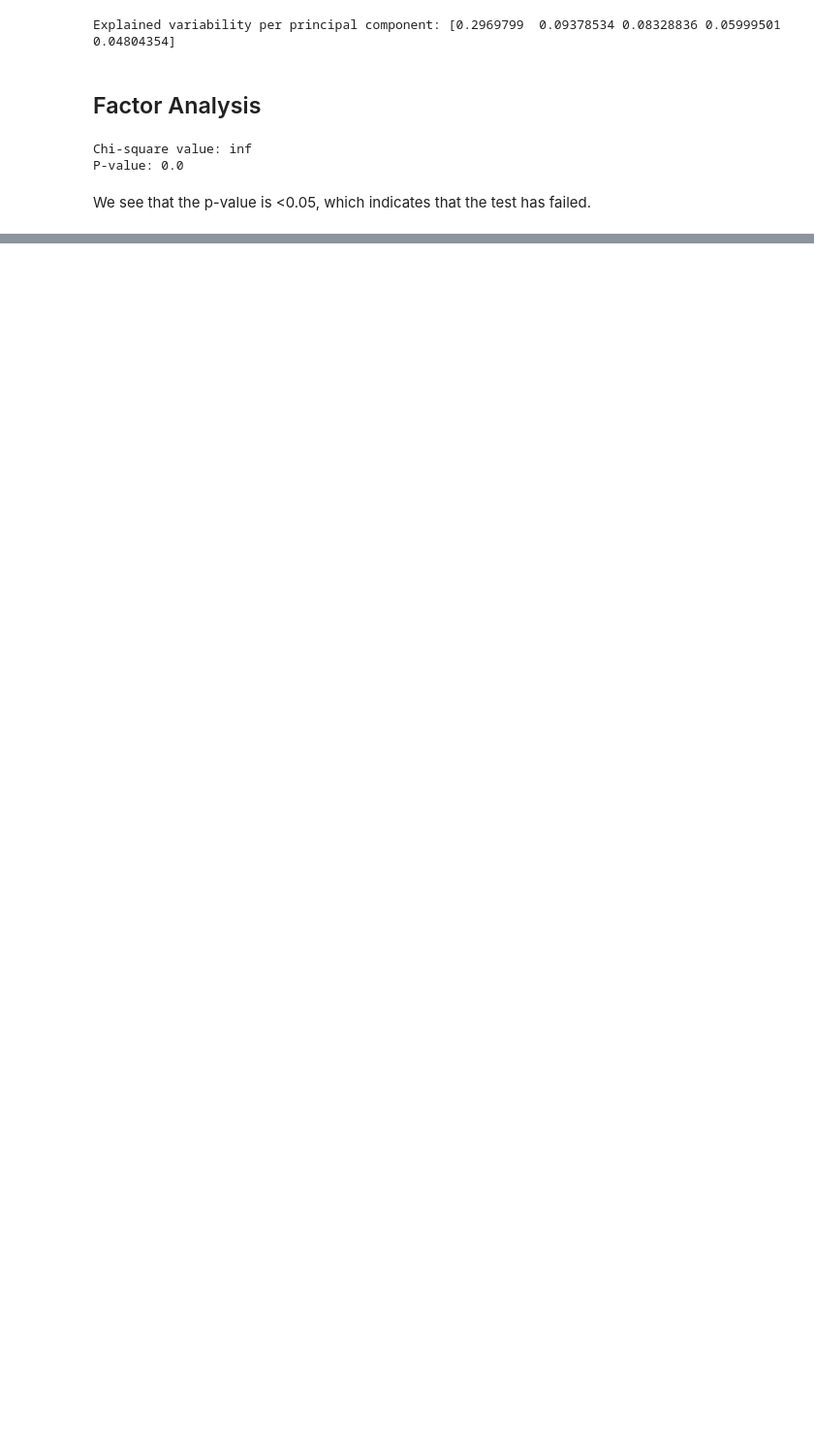
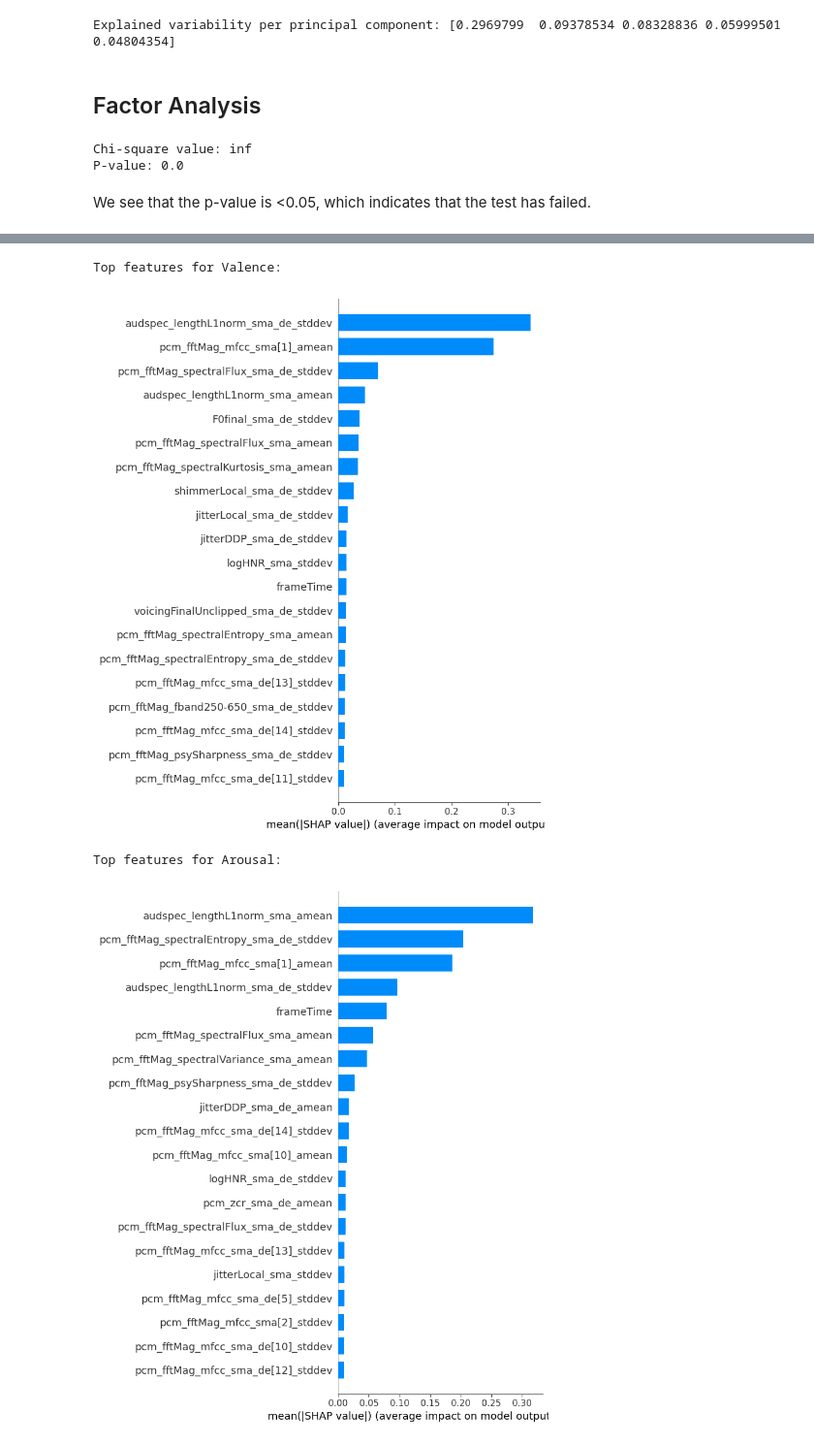
Before and after one commit to keimiii/moodsic, a Jupyter notebook: notebooks/deam_feature_analysis.ipynb, the cells around one changed output, grey strips where cells are left out. Shown: that part at 97% size. Cells and saved outputs as stored; diff of their text form; code cells hidden in the pictures; blank space fills up the shorter version.

```diff
--- a/notebooks/deam_feature_analysis.ipynb
+++ b/notebooks/deam_feature_analysis.ipynb
@@ -173,0 +256,8 @@ We see that the p-value is <0.05, which indicates that the test has failed.
+# %%
+X = df.drop(columns=score_columns)
+y_valence = df[" valence_mean"]
+y_arousal = df[" arousal_mean"]
+# %%
+X_train, X_test, y_train, y_test = train_test_split(X, y_valence, test_size=0.2, random_state=42)
+rf_valence = RandomForestRegressor(n_estimators=200, random_state=42)
+rf_valence.fit(X_train, y_train)
@@ -173,0 +266,4 @@ We see that the p-value is <0.05, which indicates that the test has failed.
+# %%
+X_train, X_test, y_train, y_test = train_test_split(X, y_arousal, test_size=0.2, random_state=42)
+rf_arousal = RandomForestRegressor(n_estimators=200, random_state=42)
+rf_arousal.fit(X_train, y_train)
@@ -173,0 +272,17 @@ We see that the p-value is <0.05, which indicates that the test has failed.
+# %%
+explainer_valence = shap.TreeExplainer(rf_valence)
+shap_values_valence = explainer_valence.shap_values(X)
+
+explainer_arousal = shap.TreeExplainer(rf_arousal)
+shap_values_arousal = explainer_arousal.shap_values(X)
+# %%
+print("Top features for Valence:")
+shap.summary_plot(shap_values_valence, X, plot_type="bar")
+
+print("Top features for Arousal:")
+shap.summary_plot(shap_values_arousal, X, plot_type="bar")
+# %% [output]
+Top features for Valence:
+[figure, added]
+Top features for Arousal:
+[figure, added]
```
Also changed, not shown: parts of 12 cells of this notebook, 2 other files.
